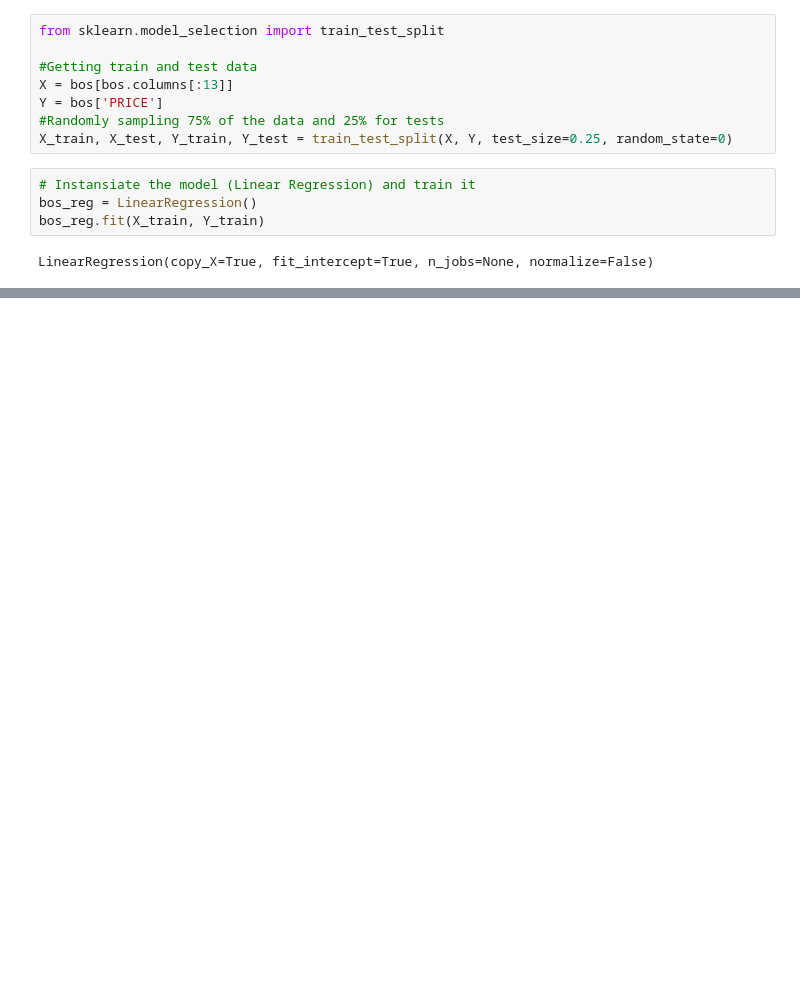
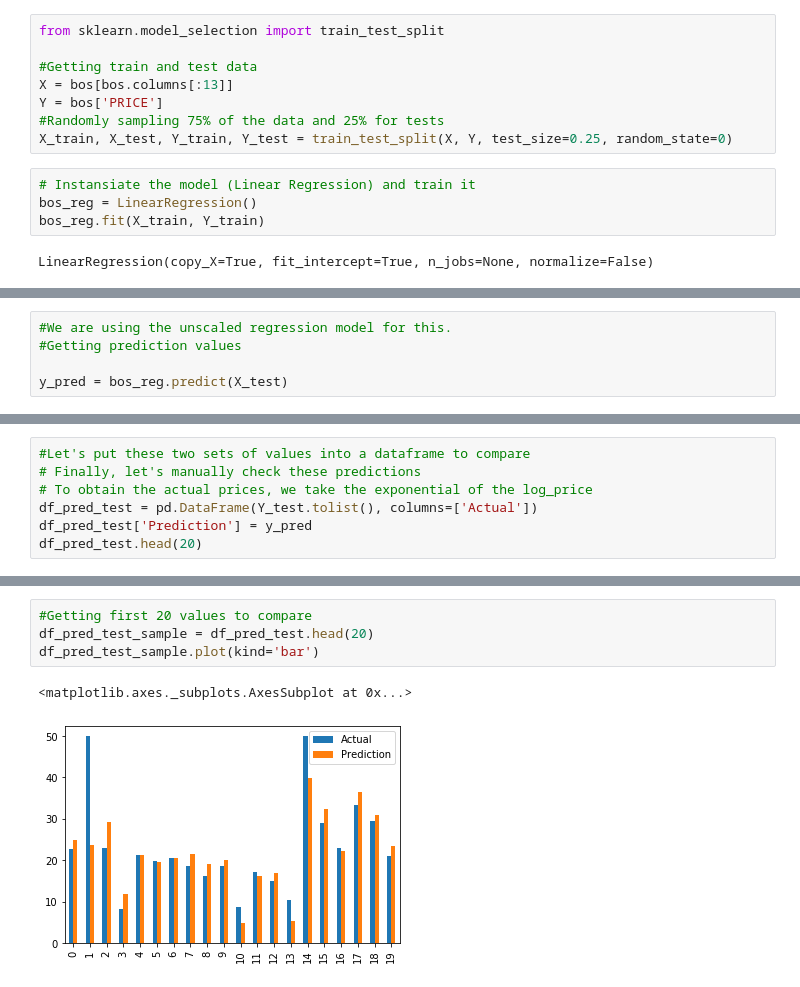
Before and after one commit to jon-infante/DS-2.1-Machine-Learning, a Jupyter notebook: Homework/HW1.ipynb, the cells around one changed output, grey strips where cells are left out. Drawn from its saved outputs; the diff is of its cells as text; blank space fills up the shorter version.

```diff
--- a/Homework/HW1.ipynb
+++ b/Homework/HW1.ipynb
@@ -137,0 +199,5 @@ R2 Score: 0.7367228557765857
+# %%
+#We are using the unscaled regression model for this.
+#Getting prediction values
+
+y_pred = bos_reg.predict(X_test)
@@ -137,0 +240,7 @@ R2 Score: 0.7367228557765857
+# %%
+#Let's put these two sets of values into a dataframe to compare
+# Finally, let's manually check these predictions
+# To obtain the actual prices, we take the exponential of the log_price
+df_pred_test = pd.DataFrame(Y_test.tolist(), columns=['Actual'])
+df_pred_test['Prediction'] = y_pred
+df_pred_test.head(20)
@@ -137,0 +265,7 @@ R2 Score: 0.7367228557765857
+# %%
+#Getting first 20 values to compare
+df_pred_test_sample = df_pred_test.head(20)
+df_pred_test_sample.plot(kind='bar')
+# %% [output]
+<matplotlib.axes._subplots.AxesSubplot at 0x...>
+[figure, added]
```
Also changed, not shown: parts of 27 cells of this notebook.
